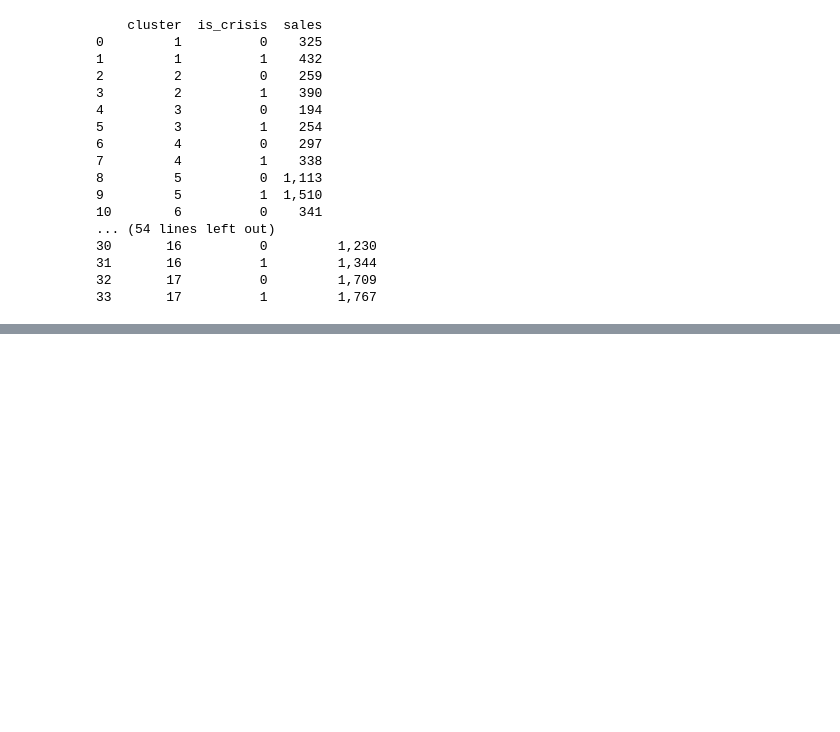
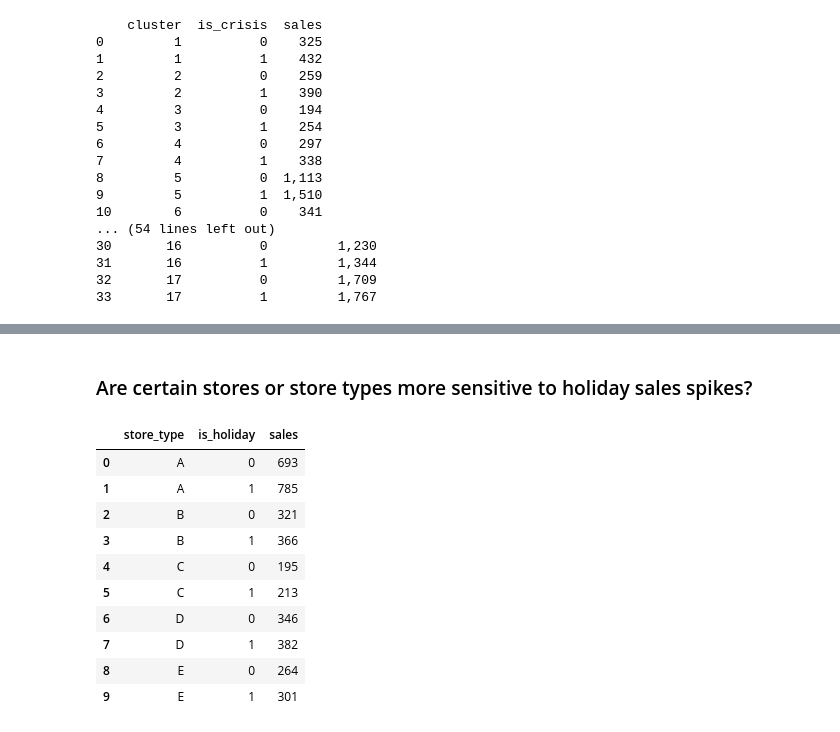
Before and after one commit to Seif-Eldin-Omar/sales-forecasting-optimization, a Jupyter notebook: notebooks/analysis_demo.ipynb, the cells around one changed output, grey strips where cells are left out. Saved outputs shown, nothing was run; the diff lists cells and outputs as text; code cells hidden in the pictures; blank space fills up the shorter version.

```diff
--- a/notebooks/analysis_demo.ipynb
+++ b/notebooks/analysis_demo.ipynb
@@ -561,0 +688,17 @@ print(avg_transactions_by_cluster_crisis)
+# %% [markdown]
+### Are certain stores or store types more sensitive to holiday sales spikes?
+# %%
+store_type_holiday_sales = df.groupby(['store_type', 'is_holiday'])['sales'].mean().reset_index()
+store_type_holiday_sales
+# %% [output]
+|  | store_type | is_holiday | sales |
+| 0 | A | 0 | 693 |
+| 1 | A | 1 | 785 |
+| 2 | B | 0 | 321 |
+| 3 | B | 1 | 366 |
+| 4 | C | 0 | 195 |
+| 5 | C | 1 | 213 |
+| 6 | D | 0 | 346 |
+| 7 | D | 1 | 382 |
+| 8 | E | 0 | 264 |
+| 9 | E | 1 | 301 |
```
Also changed, not shown: parts of 34 cells of this notebook.
